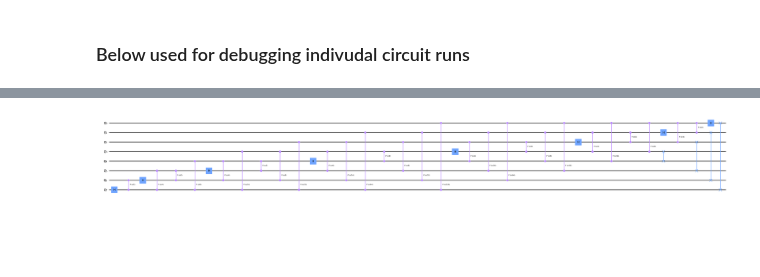
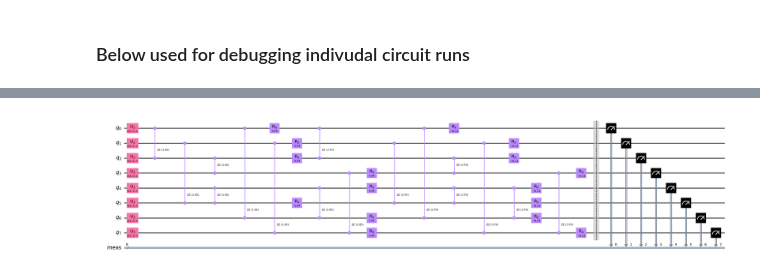
Before and after one commit to Pitt-JonesLab/mirror-gates, a Jupyter notebook: src/notebooks/debug_bench.ipynb, the cells around one changed output, grey strips where cells are left out. Cells and saved outputs as stored; diff of their text form; code cells hidden in the pictures; blank space fills up the shorter version.

```diff
--- a/src/notebooks/debug_bench.ipynb
+++ b/src/notebooks/debug_bench.ipynb
@@ -64,13 +61,19 @@ qc.decompose().draw("mpl", fold=-1)
-# %%
-# import qiskit's qft
-from qiskit.circuit.library import QFT
-
-qc = QFT(8)
-qc.decompose().draw("mpl", fold=-1)
-# %% [output]
-[figure, removed]
 # %%
-coupling_map = FakeQuitoV2().target.build_coupling_map()
-coupling_map = CouplingMap.from_line(8)
+N = 8
+# coupling_map = FakeQuitoV2().target.build_coupling_map()
 # coupling_map = CouplingMap.from_grid(4,4)
+coupling_map = CouplingMap.from_line(N)
 # coupling_map.draw()
+# %%
+from transpile_benchy.interfaces.abc_interface import MQTBench
+
+filter_list = ["\\bqaoa"]  # , "grover-v-chain", " "\\bvqe",
+# filter_list = None
+mqt_bench = MQTBench(num_qubits=N, filter_list=filter_list)
+# %%
+qc = next(mqt_bench.get_quantum_circuits())
+qc = qc.decompose().decompose()
+# %%
+qc.draw("mpl", fold=-1)
+# %% [output]
+[figure, added]
```
Also changed, not shown: parts of 10 cells of this notebook, 6 other files.
